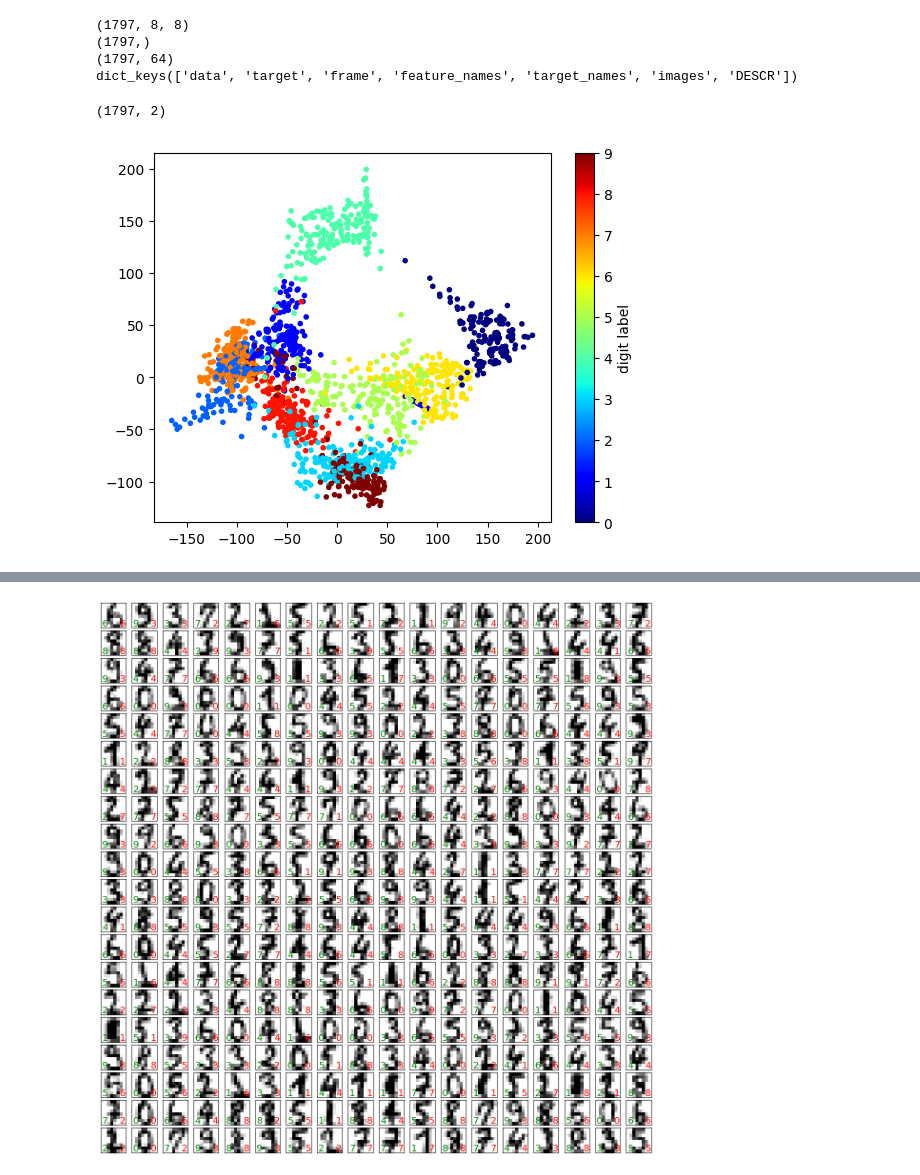
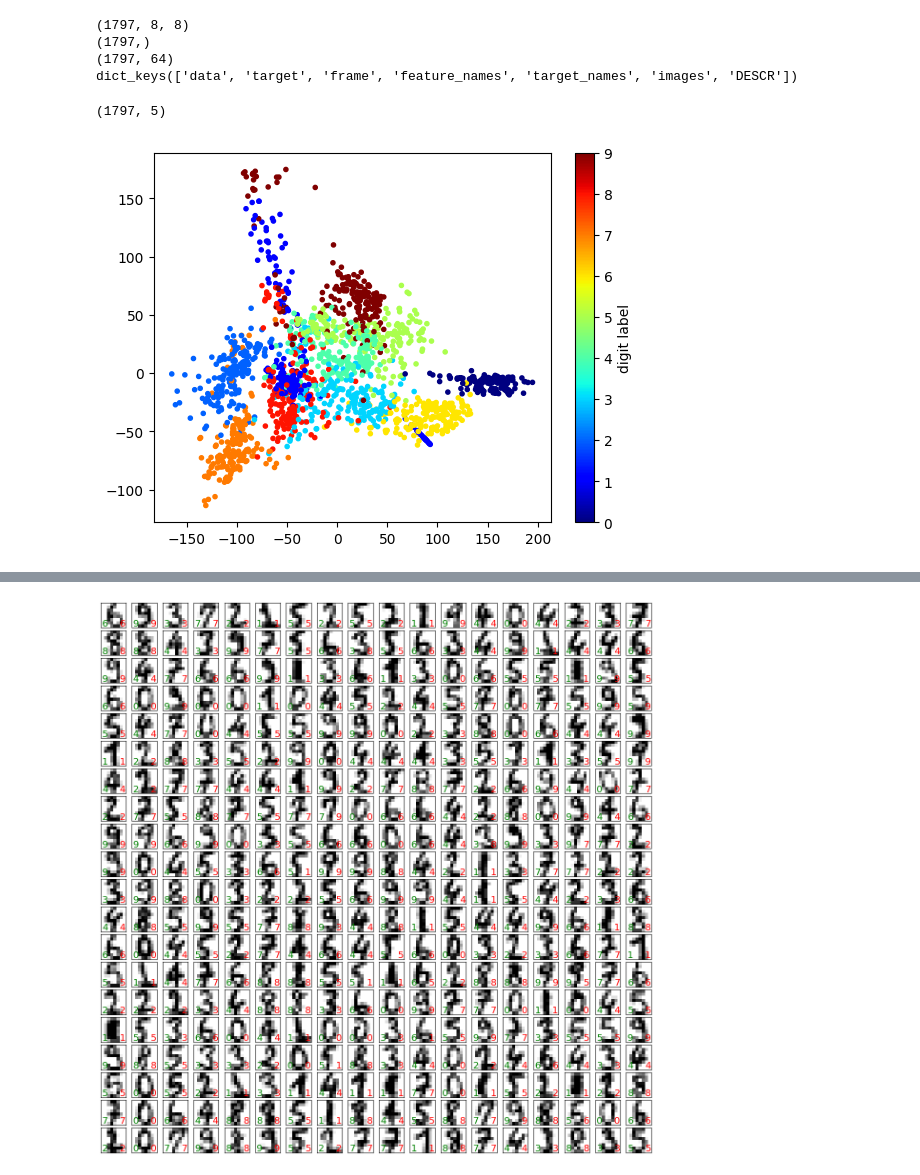
Before and after one commit to EmanuelaMenditto/astrostatistics_bicocca_2025, a Jupyter notebook: working/L13_ML_Digits.ipynb, the cells around one changed output, grey strips where cells are left out. Cells and saved outputs as stored; diff of their text form; code cells hidden in the pictures.

```diff
--- a/working/L13_ML_Digits.ipynb
+++ b/working/L13_ML_Digits.ipynb
@@ -23,16 +23,16 @@ dict_keys(['data', 'target', 'frame', 'feature_names', 'target_names', 'images',
 # %%
 # Dimensionality reduction from 64 to 2 with an unsupervised method
 X = digits.data
 y = digits.target
-embedding = Isomap(n_components=2)
+embedding = Isomap(n_components=5)
 X_transformed = embedding.fit_transform(X)
 print(X_transformed.shape)
-plt.scatter(X_transformed[:,0], X_transformed[:,1], c=y, cmap="jet", marker=".")
+plt.scatter(X_transformed[:,0], X_transformed[:,4], c=y, cmap="jet", marker=".")
 plt.colorbar(label="digit label", ticks=range(10))
 plt.show()
 # %% [output]
-(1797, 2)
+(1797, 5)
-[figure, old version]
+[figure, new version]
 # %%
 # Split the dataset taking 80% of the images as tranining dataset and leaving the other 20% as a validation set
 X_train, X_test, y_train, y_test, train_idx, test_idx = train_test_split(X_transformed, y, range(len(X_transformed)), test_size=0.2, random_state=42)
```
Also changed, not shown: parts of 4 cells of this notebook.
